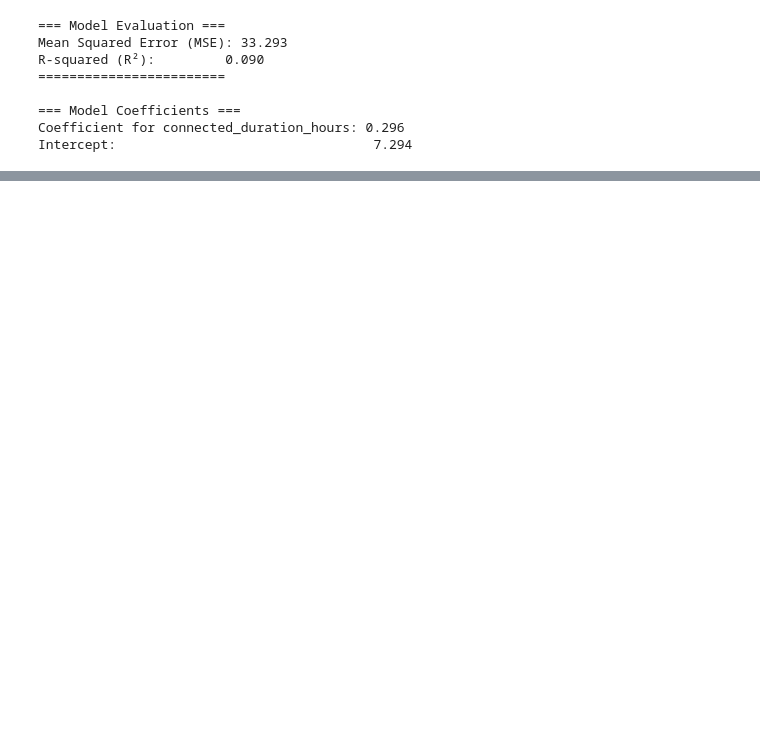
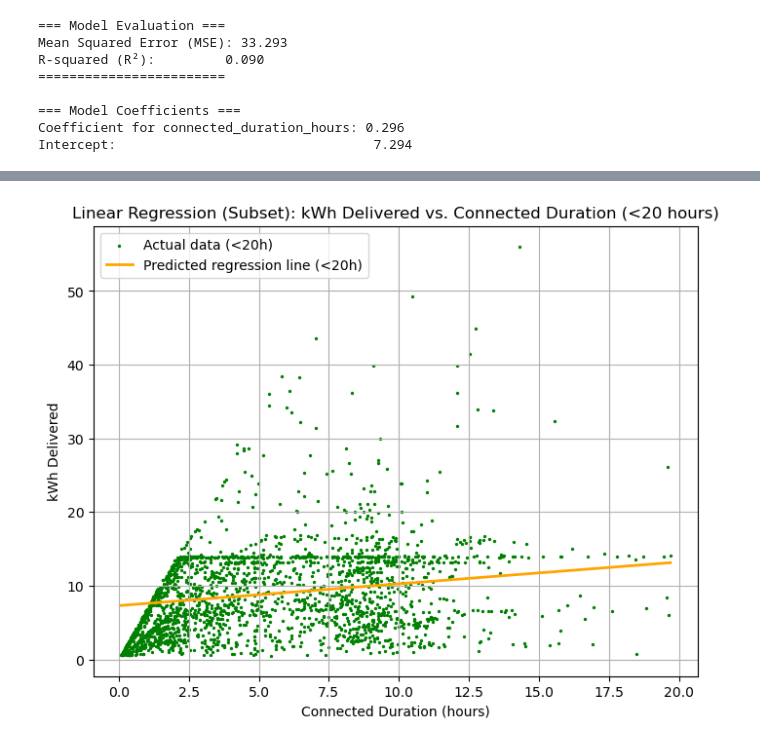
Before and after one commit to BartM37/ML_New, a Jupyter notebook: Method 1_Regression.ipynb, the cells around one changed output, grey strips where cells are left out. Drawn from its saved outputs; the diff is of its cells as text; code cells hidden in the pictures; blank space fills up the shorter version.

```diff
--- a/Method 1_Regression.ipynb
+++ b/Method 1_Regression.ipynb
@@ -109,0 +110,25 @@ plt.show()
+# %%
+# Filter test set to only include sessions shorter than 20 hours
+mask = X_test['connected_duration_hours'] < 20
+X_test_filtered = X_test[mask]
+y_test_filtered = y_test[mask]
+
+# Sort the filtered set for a proper regression line
+X_test_filtered_sorted = X_test_filtered.sort_values(by='connected_duration_hours')
+y_pred_filtered_sorted = model.predict(X_test_filtered_sorted)
+
+# Plot the filtered data
+plt.figure(figsize=(8, 6))
+plt.scatter(X_test_filtered['connected_duration_hours'], y_test_filtered, color='green', s=1, label='Actual data (<20h)')
+plt.plot(X_test_filtered_sorted['connected_duration_hours'], y_pred_filtered_sorted, color='orange', linewidth=2, label='Predicted regression line (<20h)')
+
+# Labeling
+plt.xlabel('Connected Duration (hours)')
+plt.ylabel('kWh Delivered')
+plt.title('Linear Regression (Subset): kWh Delivered vs. Connected Duration (<20 hours)')
+plt.legend()
+plt.grid(True)
+
+plt.show()
+# %% [output]
+[figure, added]
```
Also changed, not shown: parts of 7 cells of this notebook.
